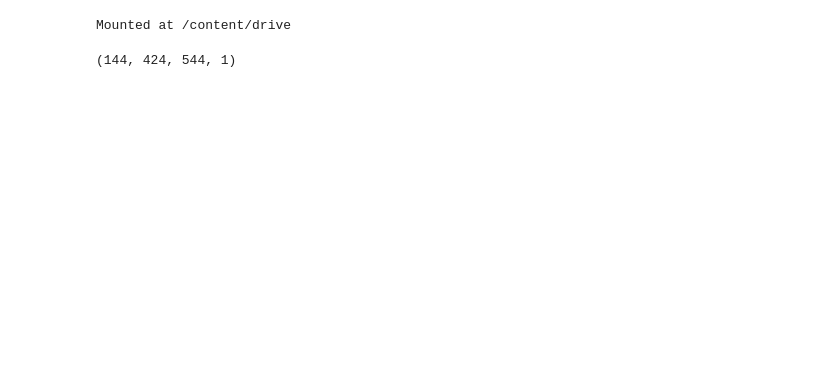
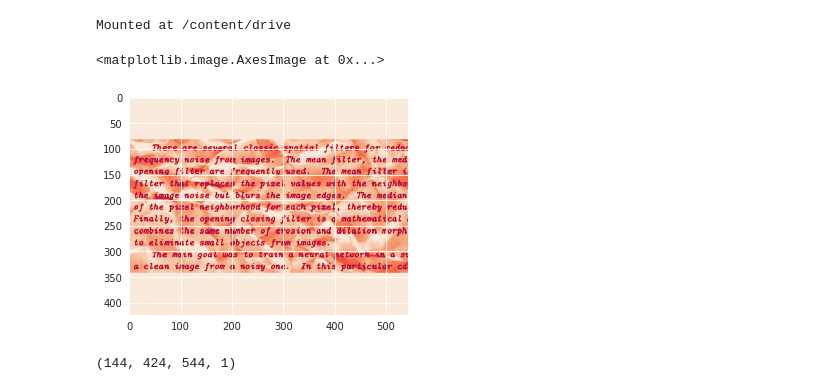
Before and after one commit to xedinseu/text_cleaning, a Jupyter notebook: text_cleaning.ipynb, the cells around one changed output. Saved outputs shown, nothing was run; the diff lists cells and outputs as text; code cells hidden in the pictures; blank space fills up the shorter version.

```diff
--- a/text_cleaning.ipynb
+++ b/text_cleaning.ipynb
@@ -92,6 +90,11 @@ yTrain = load_images(images_dir+'train_Y', img_height, img_width) # загруз
 yTrain = yTrain/255 # отнормируем изображения от 0 до 1
 xTest = load_images(images_dir+'test', img_height, img_width) # загрузим избражения лиц
 xTest = xTest/255 # отнормируем изображения от 0 до 1
+# %%
+plt.imshow(xTrain[10][:,:,0])
+# %% [output]
+<matplotlib.image.AxesImage at 0x...>
+[figure, added]
 # %%
 xTrain.shape
 # %% [output]
```
Also changed, not shown: parts of 9 cells of this notebook.
